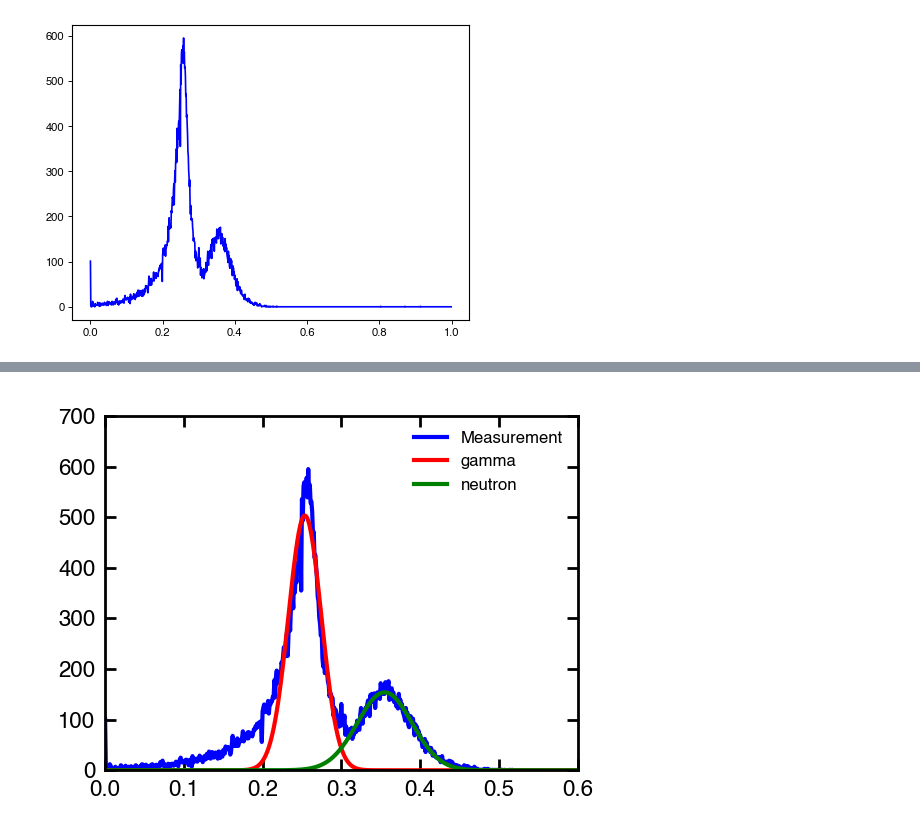
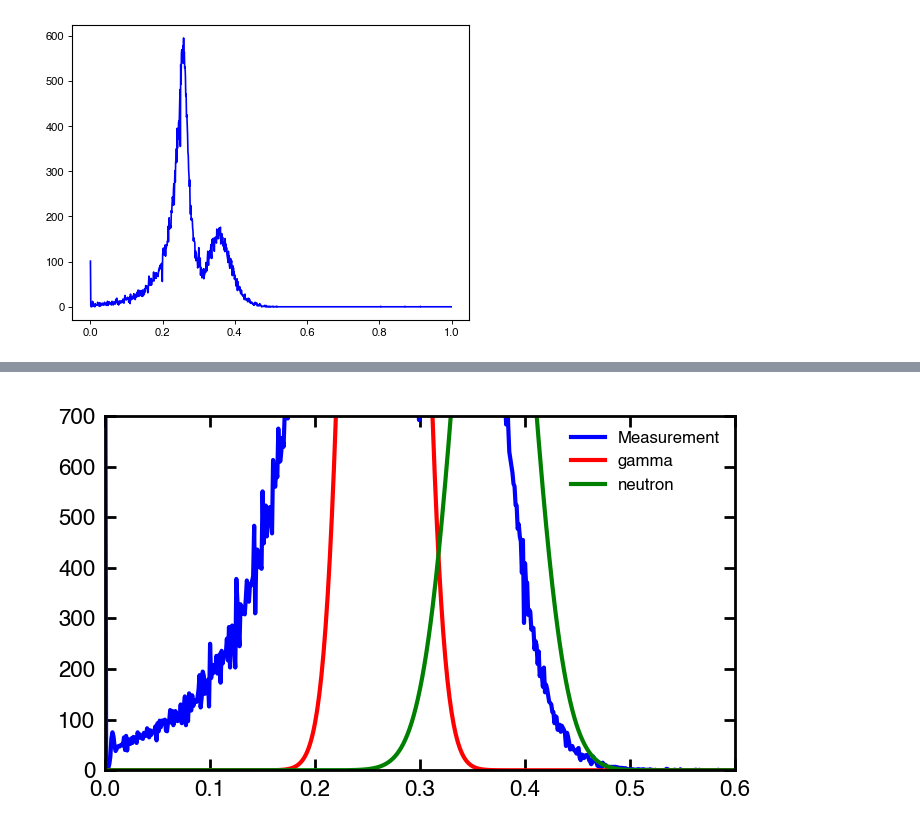
Before and after one commit to ShawnTHLIN/Neutron_research_code, a Jupyter notebook: Neutron_experiment/PSD_optimization/PSD_comparison.ipynb, the cells around one changed output, grey strips where cells are left out. Cells and saved outputs as stored; diff of their text form; code cells hidden in the pictures.

```diff
--- a/Neutron_experiment/PSD_optimization/PSD_comparison.ipynb
+++ b/Neutron_experiment/PSD_optimization/PSD_comparison.ipynb
@@ -277,18 +277,18 @@ FOM_68=  0.8842028206716952
 # %%
-fig = fig_pre_def(6,4.5,1)# 圖片大小
+fig = fig_pre_def(8,4.5,1)# 圖片大小
 ax = fig.add_subplot(1, 1, 1)
 
-plt.plot(xaxis,PSD68,'b',label='Measurement')
-ragne_68_1=np.arange(210,290,1)
+plt.plot(xaxis,PSD70,'b',label='Measurement')
+ragne_70_1=np.arange(210,290,1)
 ga_68_para_1 = gaussian_fit(xaxis[ragne_68_1],PSD68[ragne_68_1])
 ga_68_1 = gauss_wo_baseline(xaxis,ga_68_para_1[0],ga_68_para_1[1],ga_68_para_1[2])
 plt.plot(xaxis,ga_68_1,'r',label='gamma')
 
 ragne_68_2=np.arange(330,600,1)
 ga_68_para_2 = gaussian_fit(xaxis[ragne_68_2],PSD68[ragne_68_2])
 ga_68_2 = gauss_wo_baseline(xaxis,ga_68_para_2[0],ga_68_para_2[1],ga_68_para_2[2])
 plt.plot(xaxis,ga_68_2,'g',label='neutron')
 
 fig_post_def(xlim=(0,0.6),ylim=(0,700))
 # %% [output]
-[figure, old version]
+[figure, new version]
```
Also changed, not shown: parts of 3 cells of this notebook, 5 other files.
